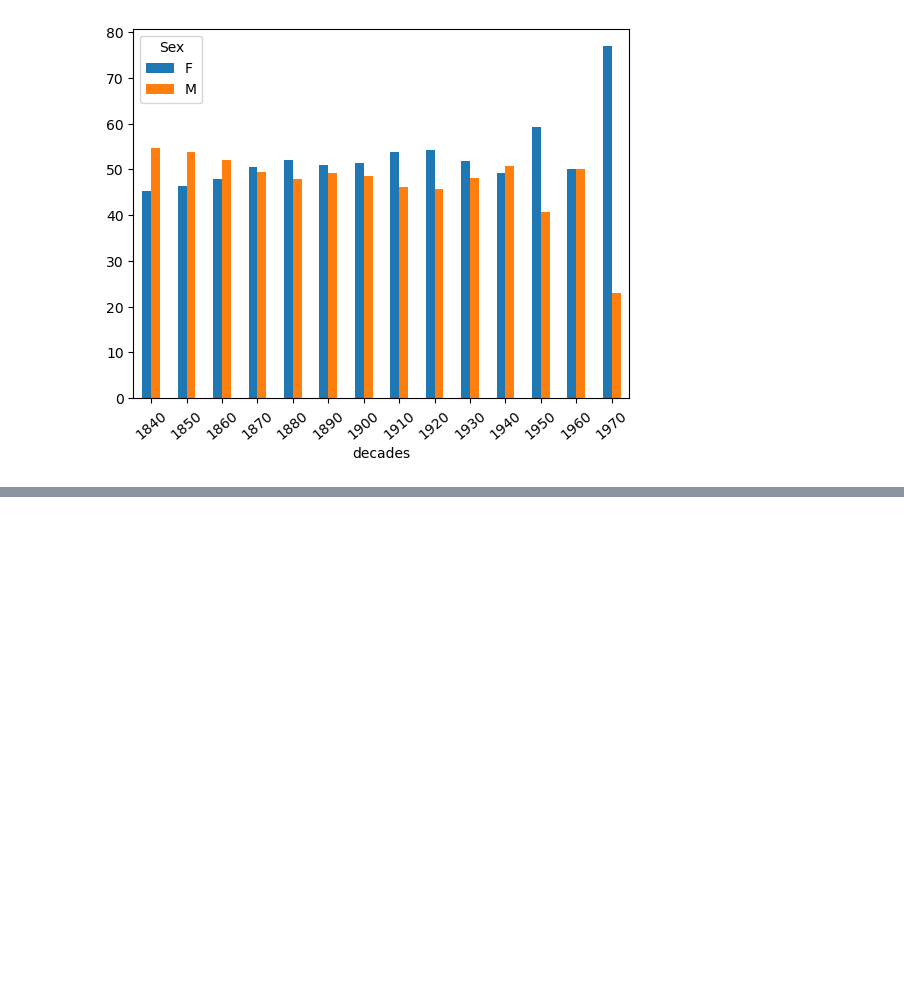
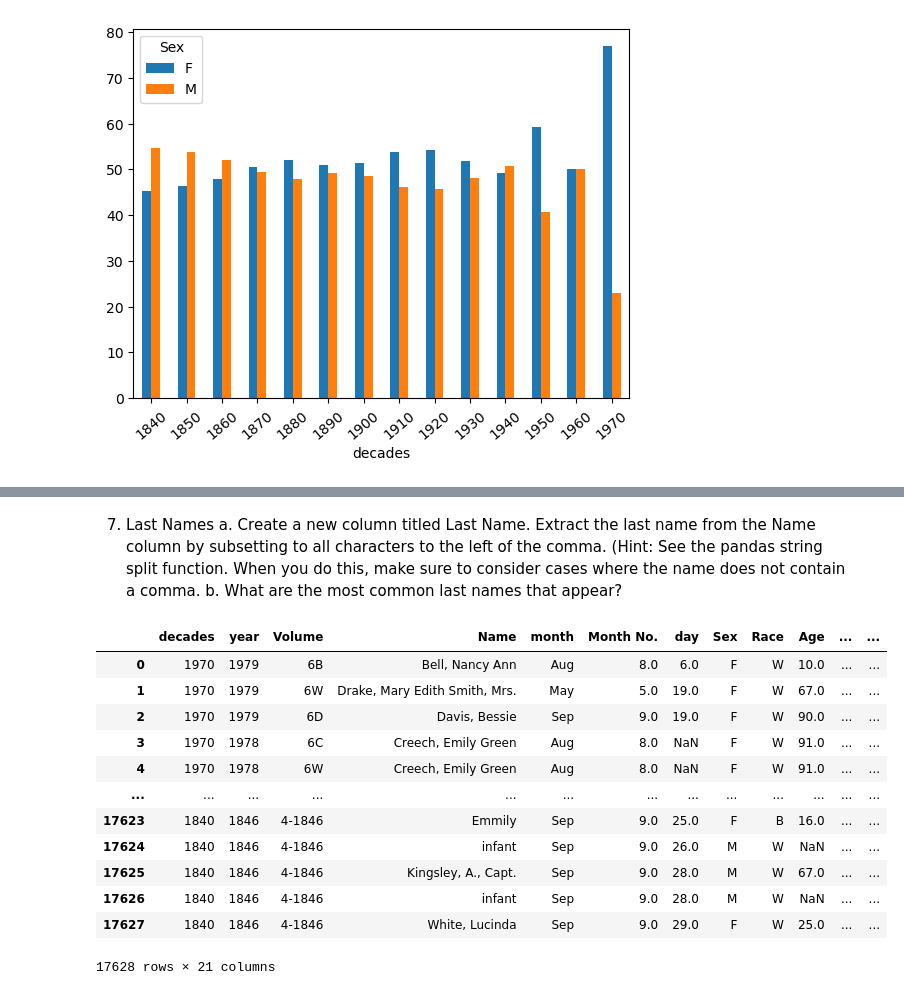
Before and after one commit to NSS-Data-Analytics-Cohort-10/advanced-pandas-mhm516, a Jupyter notebook: script/code.ipynb, the cells around one changed output, grey strips where cells are left out. Saved outputs shown, nothing was run; the diff lists cells and outputs as text; code cells hidden in the pictures; blank space fills up the shorter version.

```diff
--- a/script/code.ipynb
+++ b/script/code.ipynb
@@ -250,0 +288,22 @@ barplot = cross_percentages.plot.bar(rot=40)
+# %% [markdown]
+7. Last Names
+a. Create a new column titled Last Name. Extract the last name from the Name column by subsetting to all characters to the left of the comma. (Hint: See the pandas string split function. When you do this, make sure to consider cases where the name does not contain a comma.
+b. What are the most common last names that appear?
+# %%
+last_names=df
+last_names[['1','2','3','4']]=last_names['Name'].str.split('; |, |\*|\n',expand=True)
+last_names
+# %% [output]
+|  | decades | year | Volume | Name | month | Month No. | day | Sex | Race | Age | ... | ... |
+| 0 | 1970 | 1979 | 6B | Bell, Nancy Ann | Aug | 8.0 | 6.0 | F | W | 10.0 | ... | ... |
+| 1 | 1970 | 1979 | 6W | Drake, Mary Edith Smith, Mrs. | May | 5.0 | 19.0 | F | W | 67.0 | ... | ... |
+| 2 | 1970 | 1979 | 6D | Davis, Bessie | Sep | 9.0 | 19.0 | F | W | 90.0 | ... | ... |
+| 3 | 1970 | 1978 | 6C | Creech, Emily Green | Aug | 8.0 | NaN | F | W | 91.0 | ... | ... |
+| 4 | 1970 | 1978 | 6W | Creech, Emily Green | Aug | 8.0 | NaN | F | W | 91.0 | ... | ... |
+| ... | ... | ... | ... | ... | ... | ... | ... | ... | ... | ... | ... | ... |
+| 17623 | 1840 | 1846 | 4-1846 | Emmily | Sep | 9.0 | 25.0 | F | B | 16.0 | ... | ... |
+| 17624 | 1840 | 1846 | 4-1846 | infant | Sep | 9.0 | 26.0 | M | W | NaN | ... | ... |
+| 17625 | 1840 | 1846 | 4-1846 | Kingsley, A., Capt. | Sep | 9.0 | 28.0 | M | W | 67.0 | ... | ... |
+| 17626 | 1840 | 1846 | 4-1846 | infant | Sep | 9.0 | 28.0 | M | W | NaN | ... | ... |
+| 17627 | 1840 | 1846 | 4-1846 | White, Lucinda | Sep | 9.0 | 29.0 | F | W | 25.0 | ... | ... |
+17628 rows × 21 columns
```
Also changed, not shown: parts of 6 cells of this notebook.
